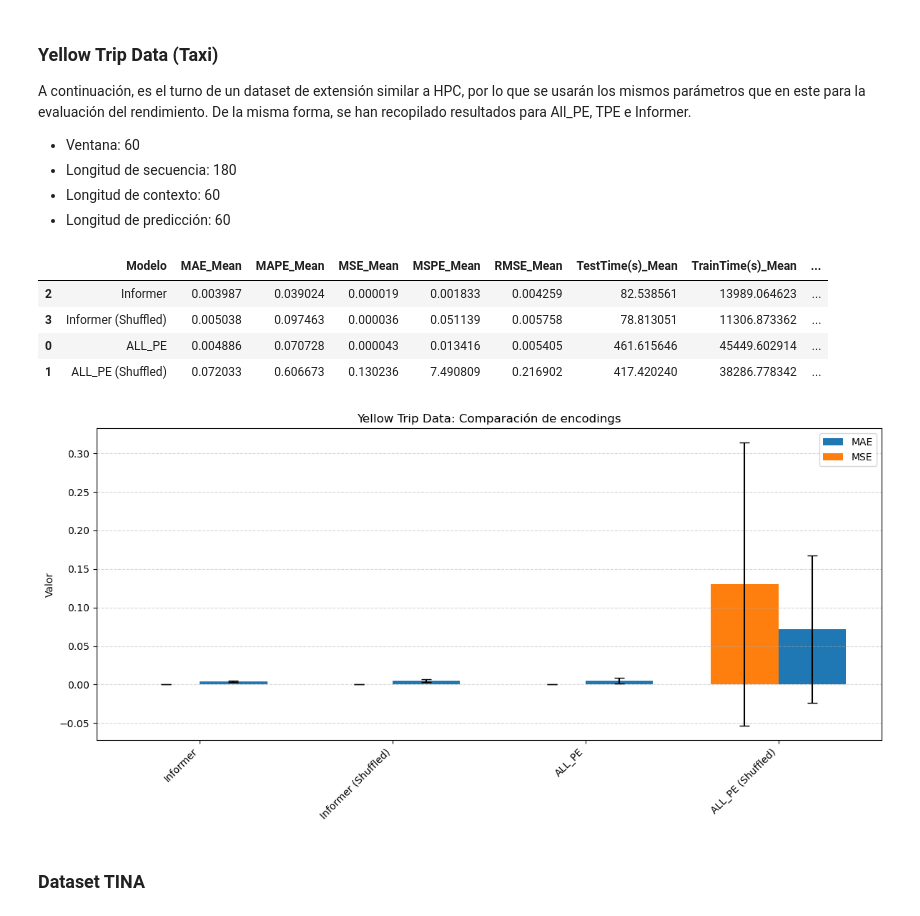
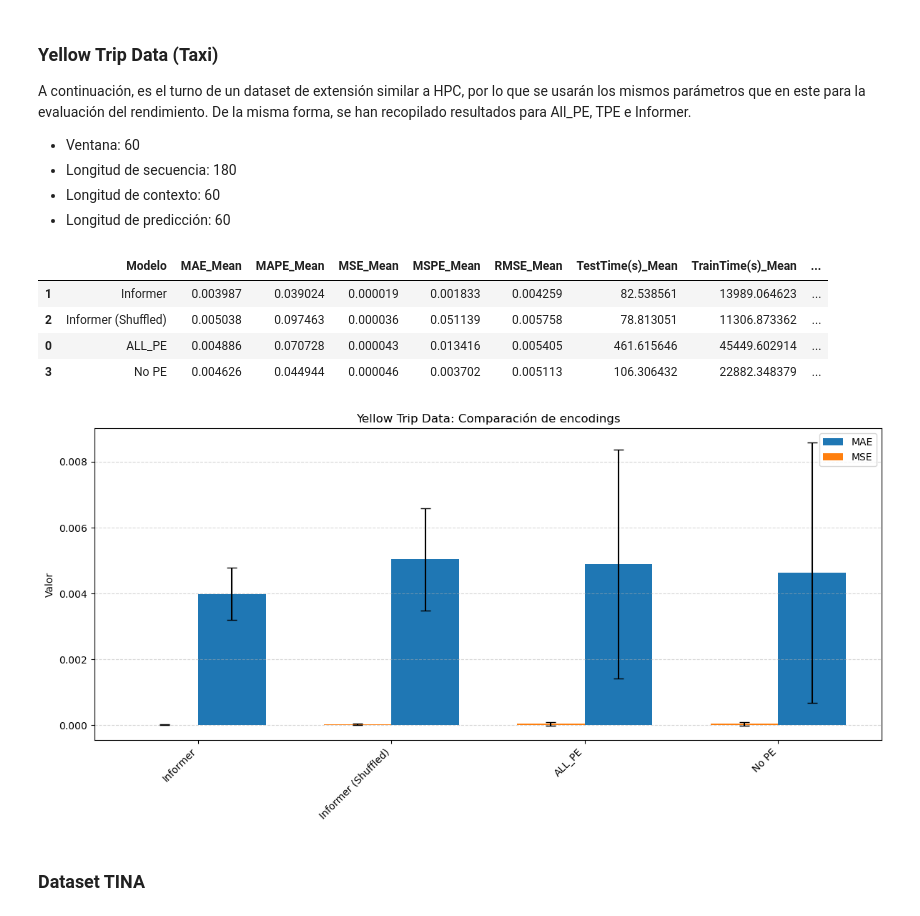
Before and after one commit to hexecoded/TFM, a Jupyter notebook: Experimentos/ResultadosNGPU.ipynb, the cells around one changed output. Saved outputs shown, nothing was run; the diff lists cells and outputs as text; code cells hidden in the pictures.

Commit message:
Experimentación: añadido Taxi sin PE al informe

```diff
--- a/Experimentos/ResultadosNGPU.ipynb
+++ b/Experimentos/ResultadosNGPU.ipynb
@@ -324,10 +324,10 @@ A continuación, es el turno de un dataset de extensión similar a HPC, por lo q
 # Ficheros con sus nombres de modelo
 model_files = {
     "ALL_PE": "metricas_InformerVanilla_taxi_all_pe_weighted_informer_Taxi_ftM_sl180_ll60_pl60_win60_dm512_nh8_el2_dl1_df2048_atfull_fc5_ebtimeF_dtTrue_mxTrue_test_taxi_all_pe_weighted.csv",
-    "ALL_PE (Shuffled)": "metricas_InformerVanilla_taxi_all_pe_shuffled_informer_Taxi_ftM_sl180_ll60_pl60_win60_dm512_nh8_el2_dl1_df2048_atfull_fc5_ebtimeF_dtTrue_mxTrue_test_taxi_all_pe_shuffled.csv",
+    #"ALL_PE (Shuffled)": "metricas_InformerVanilla_taxi_all_pe_shuffled_informer_Taxi_ftM_sl180_ll60_pl60_win60_dm512_nh8_el2_dl1_df2048_atfull_fc5_ebtimeF_dtTrue_mxTrue_test_taxi_all_pe_shuffled.csv",
     "Informer": "metricas_InformerVanilla_taxi_informer_informer_Taxi_ftM_sl180_ll60_pl60_win60_dm512_nh8_el2_dl1_df2048_atfull_fc5_ebtimeF_dtTrue_mxTrue_test_taxi_informer.csv",
     "Informer (Shuffled)": "metricas_InformerVanilla_taxi_informer_shuffled_informer_Taxi_ftM_sl180_ll60_pl60_win60_dm512_nh8_el2_dl1_df2048_atfull_fc5_ebtimeF_dtTrue_mxTrue_test_taxi_informer_shuffled.csv",
-    #"No PE": "metricas_InformerVanilla_etth1_nope_informer_ETTh1_ftM_sl96_ll48_pl24_win24_dm512_nh8_el2_dl1_df2048_atfull_fc5_ebtimeF_dtTrue_mxTrue_test_etth1_nope.csv",
+    "No PE": "metricas_InformerVanilla_taxi_nope_informer_Taxi_ftM_sl180_ll60_pl60_win60_dm512_nh8_el2_dl1_df2048_atfull_fc5_ebtimeF_dtTrue_mxTrue_test_taxi_nope.csv",
     #"TPE": "metricas_InformerVanilla_etth1_tpe_informer_ETTh1_ftM_sl96_ll48_pl24_win24_dm512_nh8_el2_dl1_df2048_atfull_fc5_ebtimeF_dtTrue_mxTrue_test_etth1_tpe.csv",
     #"TPE (Shuffled)": "metricas_InformerVanilla_etth1_tpe_shuffled_informer_ETTh1_ftM_sl96_ll48_pl24_win24_dm512_nh8_el2_dl1_df2048_atfull_fc5_ebtimeF_dtTrue_mxTrue_test_etth1_tpe_shuffled.csv"
 }
@@ -338,37 +338,37 @@ for model_name, file_path in model_files.items():
     df = pd.read_csv(file_path)
     #print(file_path)
     df['Modelo'] = model_name  # Añadir columna del modelo
 
     # Pivotar valores de Mean y STD
     df_mean = df.pivot(index='Modelo', columns='Metric', values='Mean')
     df_std = df.pivot(index='Modelo', columns='Metric', values='STD')
 
     # Renombrar columnas para distinguir Mean y STD
     df_mean.columns = [f"{col}_Mean" for col in df_mean.columns]
     df_std.columns = [f"{col}_STD" for col in df_std.columns]
 
     # Combinar ambos
     df_combined = pd.concat([df_mean, df_std], axis=1)
 
     dfs.append(df_combined)
 
 # Unir todos los modelos
 final_df = pd.concat(dfs)
 
 # Resetear índice y ordenar por MSE_Mean
 final_df.reset_index(inplace=True)
 final_df = final_df.sort_values(by="MSE_Mean")
 
 # Mostramos tabla y gráfico
 display(final_df)
 plot_metricas_con_error(final_df, titulo=f"Yellow Trip Data: Comparación de encodings")
 # %% [output]
 |  | Modelo | MAE_Mean | MAPE_Mean | MSE_Mean | MSPE_Mean | RMSE_Mean | TestTime(s)_Mean | TrainTime(s)_Mean | ... |
-| 2 | Informer | 0.003987 | 0.039024 | 0.000019 | 0.001833 | 0.004259 | 82.538561 | 13989.064623 | ... |
-| 3 | Informer (Shuffled) | 0.005038 | 0.097463 | 0.000036 | 0.051139 | 0.005758 | 78.813051 | 11306.873362 | ... |
+| 1 | Informer | 0.003987 | 0.039024 | 0.000019 | 0.001833 | 0.004259 | 82.538561 | 13989.064623 | ... |
+| 2 | Informer (Shuffled) | 0.005038 | 0.097463 | 0.000036 | 0.051139 | 0.005758 | 78.813051 | 11306.873362 | ... |
 | 0 | ALL_PE | 0.004886 | 0.070728 | 0.000043 | 0.013416 | 0.005405 | 461.615646 | 45449.602914 | ... |
-| 1 | ALL_PE (Shuffled) | 0.072033 | 0.606673 | 0.130236 | 7.490809 | 0.216902 | 417.420240 | 38286.778342 | ... |
+| 3 | No PE | 0.004626 | 0.044944 | 0.000046 | 0.003702 | 0.005113 | 106.306432 | 22882.348379 | ... |
-[figure, old version]
+[figure, new version]
 # %% [markdown]
 ### Dataset TINA
 # %%
```
Also changed, not shown: 1 other file.
